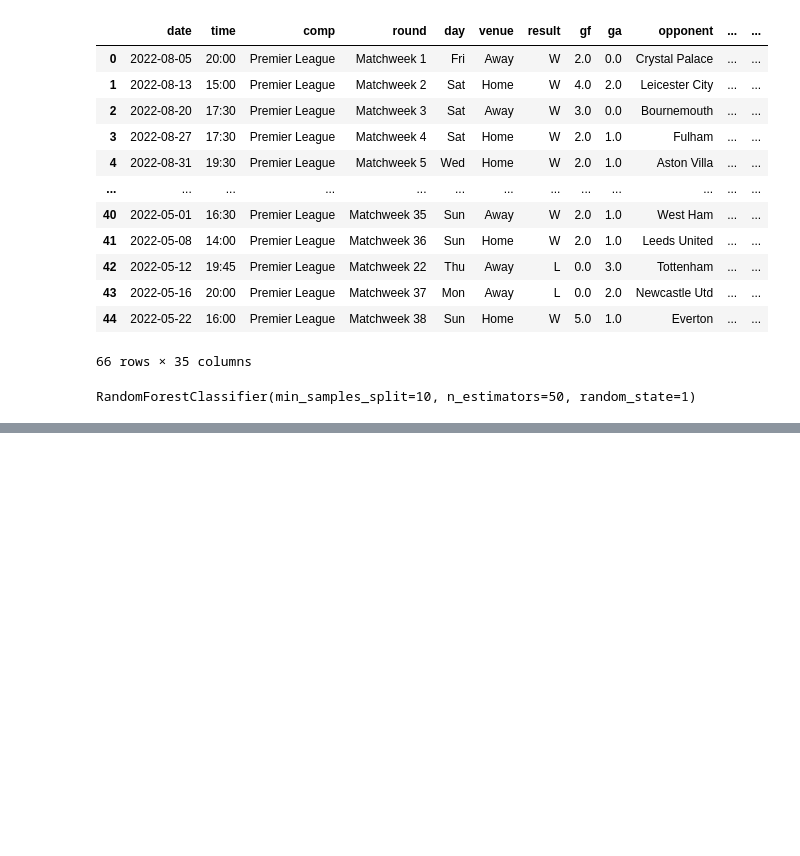
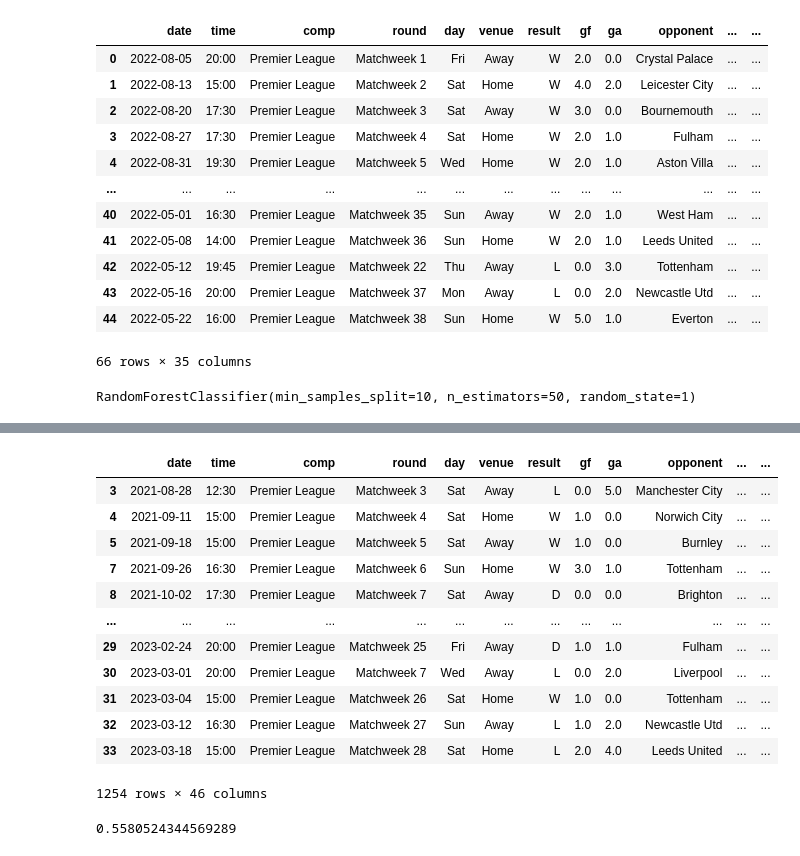
Before and after one commit to cliffPersonal/MachineLearning, a Jupyter notebook: PremPredict.ipynb, the cells around one changed output, grey strips where cells are left out. Saved outputs shown, nothing was run; the diff lists cells and outputs as text; code cells hidden in the pictures; blank space fills up the shorter version.

```diff
--- a/PremPredict.ipynb
+++ b/PremPredict.ipynb
@@ -134,0 +183,18 @@ pd.crosstab(index=combined["actual"], columns=combined["prediction"])
+# %%
+matches_rolling = matches.groupby("team").apply(lambda x: rolling_averages(x, cols, new_cols))
+# %%
+matches_rolling.droplevel('team')
+# %% [output]
+|  | date | time | comp | round | day | venue | result | gf | ga | opponent | ... | ... |
+| 3 | 2021-08-28 | 12:30 | Premier League | Matchweek 3 | Sat | Away | L | 0.0 | 5.0 | Manchester City | ... | ... |
+| 4 | 2021-09-11 | 15:00 | Premier League | Matchweek 4 | Sat | Home | W | 1.0 | 0.0 | Norwich City | ... | ... |
+| 5 | 2021-09-18 | 15:00 | Premier League | Matchweek 5 | Sat | Away | W | 1.0 | 0.0 | Burnley | ... | ... |
+| 7 | 2021-09-26 | 16:30 | Premier League | Matchweek 6 | Sun | Home | W | 3.0 | 1.0 | Tottenham | ... | ... |
+| 8 | 2021-10-02 | 17:30 | Premier League | Matchweek 7 | Sat | Away | D | 0.0 | 0.0 | Brighton | ... | ... |
+| ... | ... | ... | ... | ... | ... | ... | ... | ... | ... | ... | ... | ... |
+| 29 | 2023-02-24 | 20:00 | Premier League | Matchweek 25 | Fri | Away | D | 1.0 | 1.0 | Fulham | ... | ... |
+| 30 | 2023-03-01 | 20:00 | Premier League | Matchweek 7 | Wed | Away | L | 0.0 | 2.0 | Liverpool | ... | ... |
+| 31 | 2023-03-04 | 15:00 | Premier League | Matchweek 26 | Sat | Home | W | 1.0 | 0.0 | Tottenham | ... | ... |
+| 32 | 2023-03-12 | 16:30 | Premier League | Matchweek 27 | Sun | Away | L | 1.0 | 2.0 | Newcastle Utd | ... | ... |
+| 33 | 2023-03-18 | 15:00 | Premier League | Matchweek 28 | Sat | Home | L | 2.0 | 4.0 | Leeds United | ... | ... |
+1254 rows × 46 columns
@@ -134,0 +214,4 @@ pd.crosstab(index=combined["actual"], columns=combined["prediction"])
+# %%
+acc
+# %% [output]
+0.5580524344569289
```
Also changed, not shown: parts of 12 cells of this notebook.
